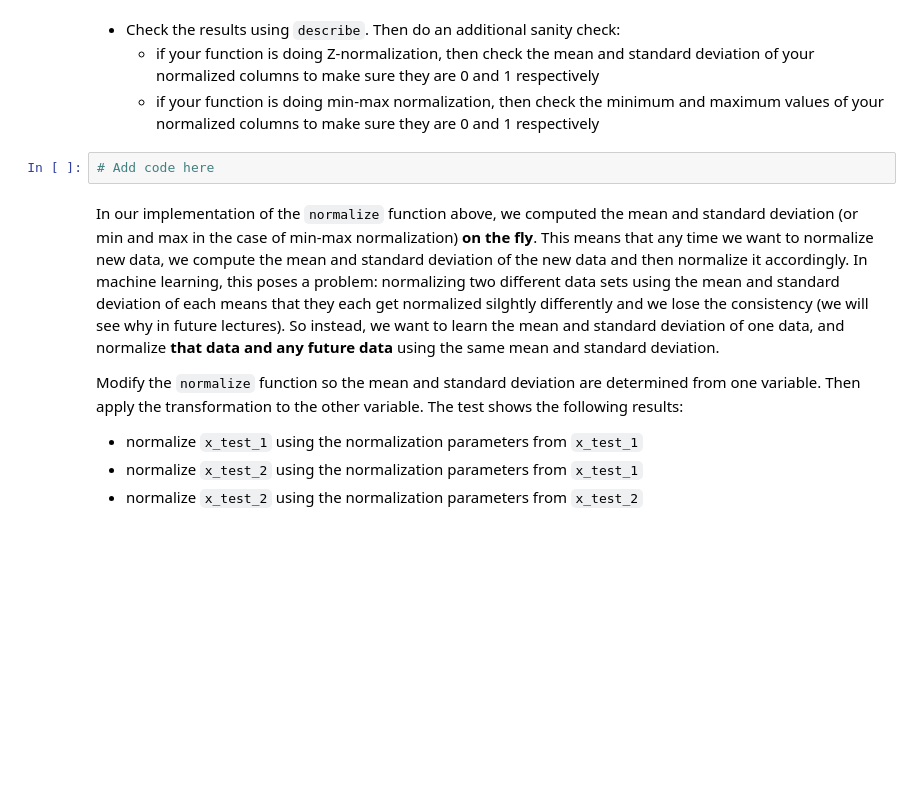
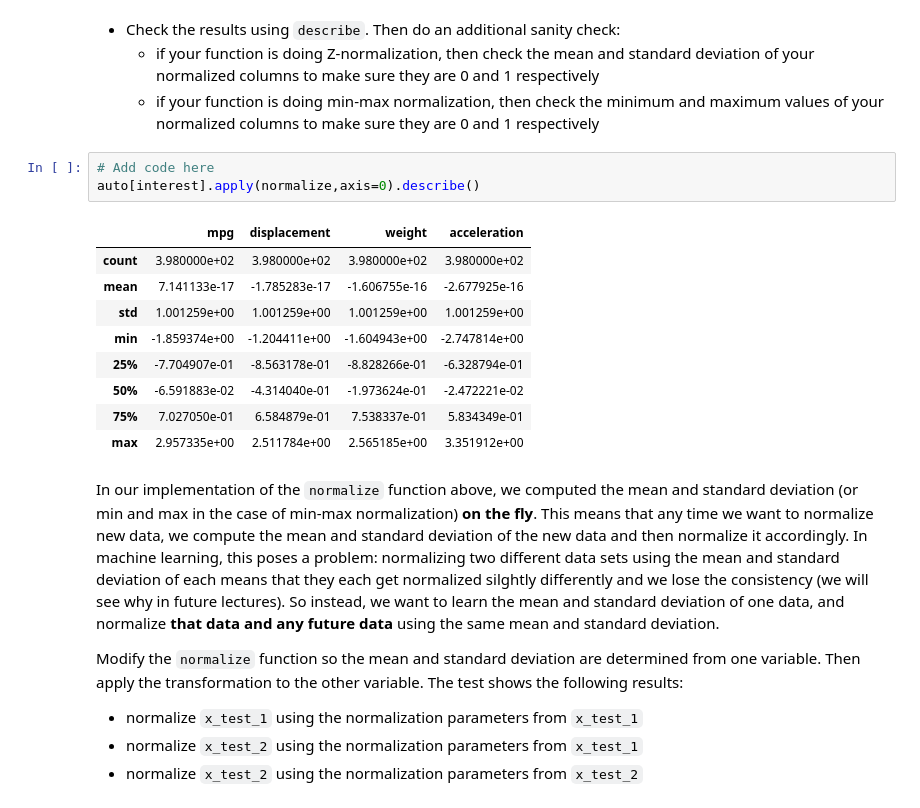
Before and after one commit to darynwhite/DataScienceCert, a Jupyter notebook: Lessons/06/Lesson_06_g_student.ipynb, the cells around one changed output. Drawn from its saved outputs; the diff is of its cells as text; blank space fills up the shorter version.

```diff
--- a/Lessons/06/Lesson_06_g_student.ipynb
+++ b/Lessons/06/Lesson_06_g_student.ipynb
@@ -73,6 +121,17 @@ normalize(x_test)
   - if your function is doing min-max normalization, then check the minimum and maximum values of your normalized columns to make sure they are 0 and 1 respectively
 # %%
 # Add code here
+auto[interest].apply(normalize,axis=0).describe()
+# %% [output]
+|  | mpg | displacement | weight | acceleration |
+| count | 3.980000e+02 | 3.980000e+02 | 3.980000e+02 | 3.980000e+02 |
+| mean | 7.141133e-17 | -1.785283e-17 | -1.606755e-16 | -2.677925e-16 |
+| std | 1.001259e+00 | 1.001259e+00 | 1.001259e+00 | 1.001259e+00 |
+| min | -1.859374e+00 | -1.204411e+00 | -1.604943e+00 | -2.747814e+00 |
+| 25% | -7.704907e-01 | -8.563178e-01 | -8.828266e-01 | -6.328794e-01 |
+| 50% | -6.591883e-02 | -4.314040e-01 | -1.973624e-01 | -2.472221e-02 |
+| 75% | 7.027050e-01 | 6.584879e-01 | 7.538337e-01 | 5.834349e-01 |
+| max | 2.957335e+00 | 2.511784e+00 | 2.565185e+00 | 3.351912e+00 |
 # %% [markdown]
 In our implementation of the `normalize` function above, we computed the mean and standard deviation (or min and max in the case of min-max normalization) **on the fly**. This means that any time we want to normalize new data, we compute the mean and standard deviation of the new data and then normalize it accordingly. In machine learning, this poses a problem: normalizing two different data sets using the mean and standard deviation of each means that they each get normalized silghtly differently and we lose the consistency (we will see why in future lectures). So instead, we want to learn the mean and standard deviation of one data, and normalize **that data and any future data** using the same mean and standard deviation.
 
```
Also changed, not shown: parts of 12 cells of this notebook, 3 other files.
